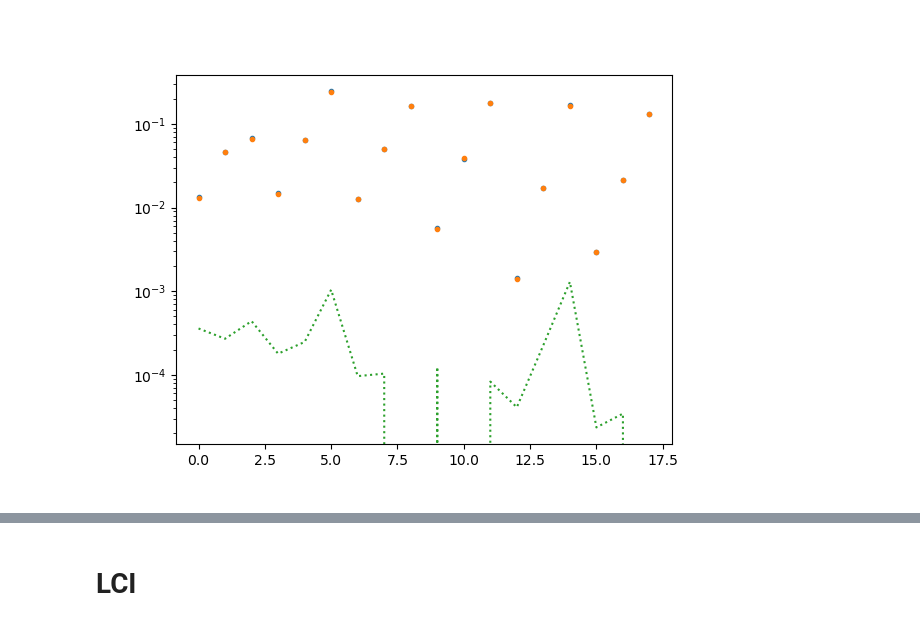
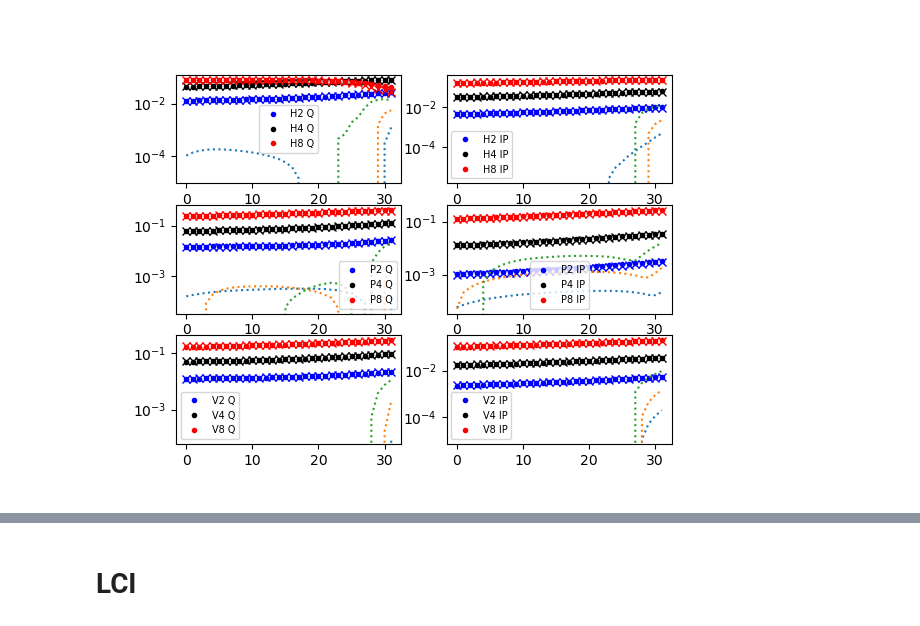
Before and after one commit to mariacarrizo/FDEM_LCI_PWI, a Jupyter notebook: LCI_new.ipynb, the cells around one changed output, grey strips where cells are left out. Drawn from its saved outputs; the diff is of its cells as text; code cells hidden in the pictures.

```diff
--- a/LCI_new.ipynb
+++ b/LCI_new.ipynb
@@ -19,7 +19,7 @@ from Plot import Plot_Datas
 # %%
 ## Create a test model
 
-pos = 32
+pos = 40
 nLayers = 2
 
 x =  np.linspace(0,pos,pos, endpoint=False)
@@ -27,7 +27,9 @@ sigm_1 = 200/1000
 sigm_2 = 800/1000
 #sigm_3 = 100/1000
 #sigm_4 = 25/1000
-thk_1 = 4* np.ones(pos) - (10*x/100)  # - [0.5, 0.6, 0.7, .8, .9, 1, 0.9, 0.8, 0.7, 0.6]
+thk_1 = 4* np.ones(pos) #- (x/100)  # - [0.5, 0.6, 0.7, .8, .9, 1, 0.9, 0.8, 0.7, 0.6]
+thk_1[9:] = 4* np.ones(pos-9) - (10*x[:31]/100)
+thk_1[30:] = thk_1[30]
 #thk_2 = 3*np.ones(pos)   #+ 2*np.array([0.5, 0.6, 0.7, .8, .9, 1, 0.9, 0.8, 0.7, 0.6])
 #thk_3 = np.ones_like(x)*2
 
@@ -45,11 +47,11 @@ nSoundings = pos
 
 ## Create test data
 
-data_t = []
+data_1D = []
 
 # 3 lay case
 for p in range(pos):
-    data_t.append(FDEM1D(models[p,1:], models[p,:1]))
+    data_1D.append(FDEM1D(models[p,1:], models[p,:1]))
 
 # 4 lay case
 #for p in range(pos):
@@ -59,5 +63,5 @@ np.save('modelLCI_slope10', models)
 # %%
 #np.save('dataLCI', data_t)
-data_3D = np.load('data_3D_slope0_sorted.npy', allow_pickle=True)
+data_3D = np.load('data_3D_slope10_sorted.npy', allow_pickle=True)
 data_3D = np.array(data_3D)
 # %%
@@ -73,6 +77,69 @@ np.shape(data_3D)
 # %%
-plt.figure()
-plt.semilogy(data_t[1].ravel(), '.')
-plt.semilogy(data_3D[1].ravel(), '.' )
-plt.semilogy((data_t[1].ravel()-data_3D[1].ravel()), ':')
+fig, ax = plt.subplots(3,2)
+
+ax[0,0].semilogy(data_1D[:,0], '.b', label='H2 Q')
+ax[0,0].semilogy(data_3D[:,0], 'xb' )
+ax[0,0].semilogy((data_1D[:,0]-data_3D[:,0]), ':')
+ax[0,0].semilogy(data_1D[:,1], '.k', label = 'H4 Q')
+ax[0,0].semilogy(data_3D[:,1], 'xk')
+ax[0,0].semilogy((data_1D[:,1]-data_3D[:,1]), ':')
+ax[0,0].semilogy(data_1D[:,2], '.r', label= 'H8 Q')
+ax[0,0].semilogy(data_3D[:,2], 'xr' )
+ax[0,0].semilogy((data_1D[:,2]-data_3D[:,2]), ':')
+ax[0,0].legend(fontsize=7)
+
+ax[1,0].semilogy(data_1D[:,3], '.b', label='P2 Q')
+ax[1,0].semilogy(data_3D[:,3], 'xb' )
+ax[1,0].semilogy((data_1D[:,3]-data_3D[:,3]), ':')
+ax[1,0].semilogy(data_1D[:,4], '.k', label = 'P4 Q')
+ax[1,0].semilogy(data_3D[:,4], 'xk' )
+ax[1,0].semilogy((data_1D[:,4]-data_3D[:,4]), ':')
+ax[1,0].semilogy(data_1D[:,5], '.r', label= 'P8 Q')
+ax[1,0].semilogy(data_3D[:,5], 'xr')
+ax[1,0].semilogy((data_1D[:,5]-data_3D[:,5]), ':')
+ax[1,0].legend(fontsize=7)
+
+ax[2,0].semilogy(data_1D[:,6], '.b', label='V2 Q')
+ax[2,0].semilogy(data_3D[:,6], 'xb' )
+ax[2,0].semilogy((data_1D[:,6]-data_3D[:,6]), ':')
+ax[2,0].semilogy(data_1D[:,7], '.k', label = 'V4 Q')
+ax[2,0].semilogy(data_3D[:,7], 'xk')
+ax[2,0].semilogy((data_1D[:,7]-data_3D[:,7]), ':')
+ax[2,0].semilogy(data_1D[:,8], '.r', label= 'V8 Q')
+ax[2,0].semilogy(data_3D[:,8], 'xr' )
+ax[2,0].semilogy((data_1D[:,8]-data_3D[:,8]), ':')
+ax[2,0].legend(fontsize=7)
+
+ax[0,1].semilogy(data_1D[:,9], '.b', label='H2 IP')
+ax[0,1].semilogy(data_3D[:,9], 'xb' )
+ax[0,1].semilogy((data_1D[:,9]-data_3D[:,9]), ':')
+ax[0,1].semilogy(data_1D[:,10], '.k', label = 'H4 IP')
+ax[0,1].semilogy(data_3D[:,10], 'xk' )
+ax[0,1].semilogy((data_1D[:,10]-data_3D[:,10]), ':')
+ax[0,1].semilogy(data_1D[:,11], '.r', label= 'H8 IP')
+ax[0,1].semilogy(data_3D[:,11], 'xr' )
+ax[0,1].semilogy((data_1D[:,11]-data_3D[:,11]), ':')
+ax[0,1].legend(fontsize=7)
+
+ax[1,1].semilogy(data_1D[:,12], '.b', label='P2 IP')
+ax[1,1].semilogy(data_3D[:,12], 'xb' )
+ax[1,1].semilogy((data_1D[:,12]-data_3D[:,12]), ':')
+ax[1,1].semilogy(data_1D[:,13], '.k', label = 'P4 IP')
+ax[1,1].semilogy(data_3D[:,13], 'xk' )
+ax[1,1].semilogy((data_1D[:,13]-data_3D[:,13]), ':')
+ax[1,1].semilogy(data_1D[:,14], '.r', label= 'P8 IP')
+ax[1,1].semilogy(data_3D[:,14], 'xr' )
+ax[1,1].semilogy((data_1D[:,14]-data_3D[:,14]), ':')
+ax[1,1].legend(fontsize=7)
+
+ax[2,1].semilogy(data_1D[:,15], '.b', label='V2 IP')
+ax[2,1].semilogy(data_3D[:,15], 'xb' )
+ax[2,1].semilogy((data_1D[:,15]-data_3D[:,15]), ':')
+ax[2,1].semilogy(data_1D[:,16], '.k', label = 'V4 IP')
+ax[2,1].semilogy(data_3D[:,16], 'xk' )
+ax[2,1].semilogy((data_1D[:,16]-data_3D[:,16]), ':')
+ax[2,1].semilogy(data_1D[:,17], '.r', label= 'V8 IP')
+ax[2,1].semilogy(data_3D[:,17], 'xr' )
+ax[2,1].semilogy((data_1D[:,17]-data_3D[:,17]), ':')
+ax[2,1].legend(fontsize=7)
 # %% [output]
@@ -80,4 +147,4 @@ plt.semilogy((data_t[1].ravel()-data_3D[1].ravel()), ':')
-[figure, old version]
+[figure, new version]
 # %%
 inputs ={'label' : 'Electrical conductivity $\sigma$ [S/m]',
          'cMin': 100/1000,
```
Also changed, not shown: parts of 10 cells of this notebook.
